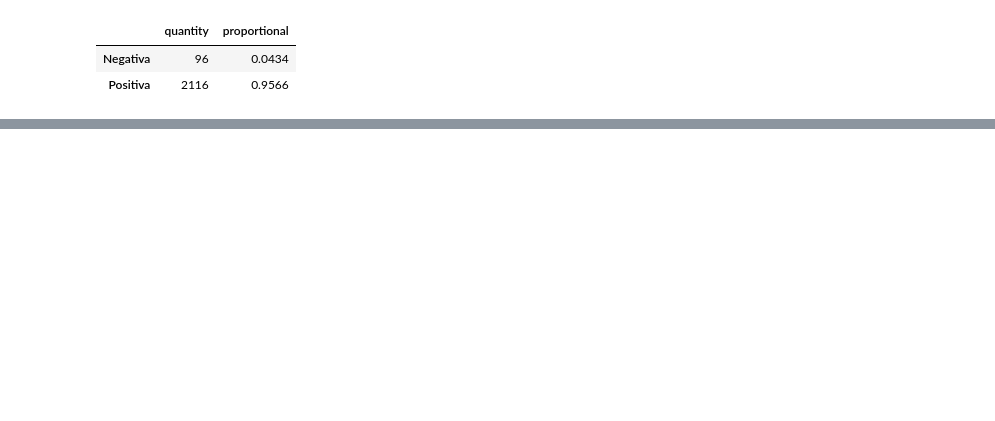
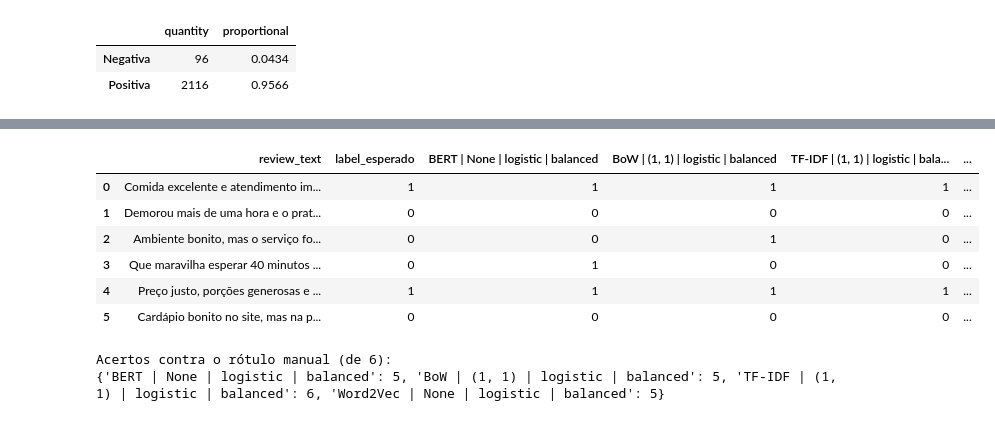
Before and after one commit to incrisvel/adaptaste, a Jupyter notebook: classification.ipynb, the cells around one changed output, grey strips where cells are left out. Drawn from its saved outputs; the diff is of its cells as text; code cells hidden in the pictures; blank space fills up the shorter version.

```diff
--- a/classification.ipynb
+++ b/classification.ipynb
@@ -257,0 +658,58 @@ for name, result in fitted_models.items():
+# %%
+# Reviews cruas, nunca vistas pelo modelo, com rótulo atribuído pela equipe.
+# O sarcasmo entra de propósito: é onde representação de contagem costuma falhar.
+new_reviews = pd.DataFrame({
+    "review_text": [
+        "Comida excelente e atendimento impecável, voltarei sem dúvida.",
+        "Demorou mais de uma hora e o prato veio frio. Não volto nunca.",
+        "Ambiente bonito, mas o serviço foi lento e caro pelo que entrega.",
+        "Que maravilha esperar 40 minutos por um prato frio, adorei.",
+        "Preço justo, porções generosas e atendimento atencioso. Recomendo.",
+        "Cardápio bonito no site, mas na prática não tinha metade dos pratos."
+    ],
+    "label_esperado": [1, 0, 0, 0, 1, 0]
+})
+
+# Aplica o pré-processamento e representa em cada formato
+new_tokens = new_reviews["review_text"].apply(preprocess_review)
+new_text = new_tokens.apply(" ".join)
+new_clean = new_reviews["review_text"].tolist()
+
+new_predictions = pd.DataFrame({
+    "review_text": new_reviews["review_text"].str.slice(0, 70),
+    "label_esperado": new_reviews["label_esperado"]
+})
+
+for name in best["experiment"]:
+    experiment = experiments_by_name[name]
+
+    if experiment["representation"] == "Word2Vec":
+        X_new = np.vstack(new_tokens.apply(w2v_document_vector))
+    elif experiment["representation"] == "BERT":
+        X_new = generate_bert_embeddings(new_clean)
+    else:
+        X_new = new_text
+
+    new_predictions[name] = fitted_models[name]["pipeline"].predict(X_new)
+
+display(new_predictions)
+
+print("Acertos contra o rótulo manual (de 6):")
+print(
+    {
+        name: int(
+            (new_predictions[name] == new_predictions["label_esperado"]).sum()
+        )
+        for name in best["experiment"]
+    }
+)
+# %% [output]
+|  | review_text | label_esperado | BERT | None | logistic | balanced | BoW | (1, 1) | logistic | balanced | TF-IDF | (1, 1) | logistic | bala... | ... |
+| 0 | Comida excelente e atendimento im... | 1 | 1 | 1 | 1 | ... |
+| 1 | Demorou mais de uma hora e o prat... | 0 | 0 | 0 | 0 | ... |
+| 2 | Ambiente bonito, mas o serviço fo... | 0 | 0 | 1 | 0 | ... |
+| 3 | Que maravilha esperar 40 minutos ... | 0 | 1 | 0 | 0 | ... |
+| 4 | Preço justo, porções generosas e ... | 1 | 1 | 1 | 1 | ... |
+| 5 | Cardápio bonito no site, mas na p... | 0 | 0 | 0 | 0 | ... |
+Acertos contra o rótulo manual (de 6):
+{'BERT | None | logistic | balanced': 5, 'BoW | (1, 1) | logistic | balanced': 5, 'TF-IDF | (1, 1) | logistic | balanced': 6, 'Word2Vec | None | logistic | balanced': 5}
```
Also changed, not shown: parts of 19 cells of this notebook.
